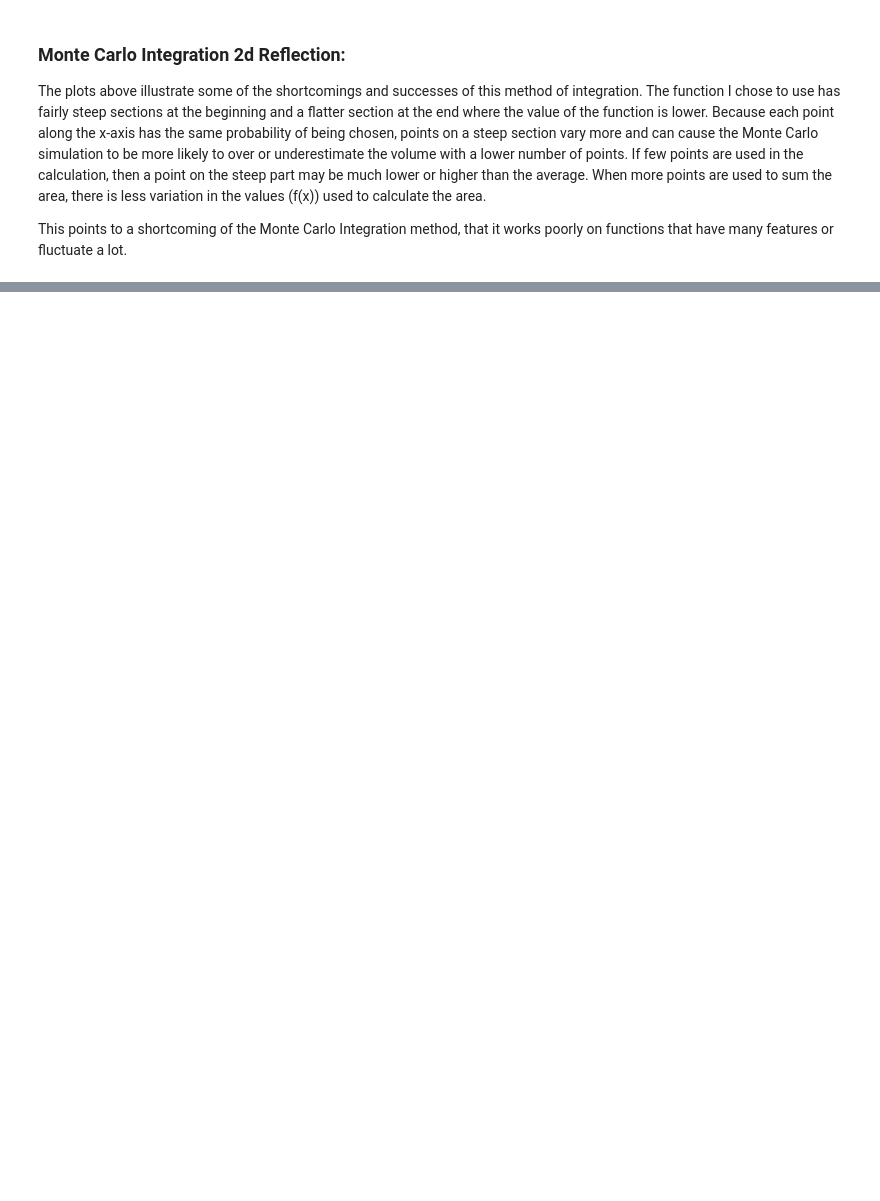
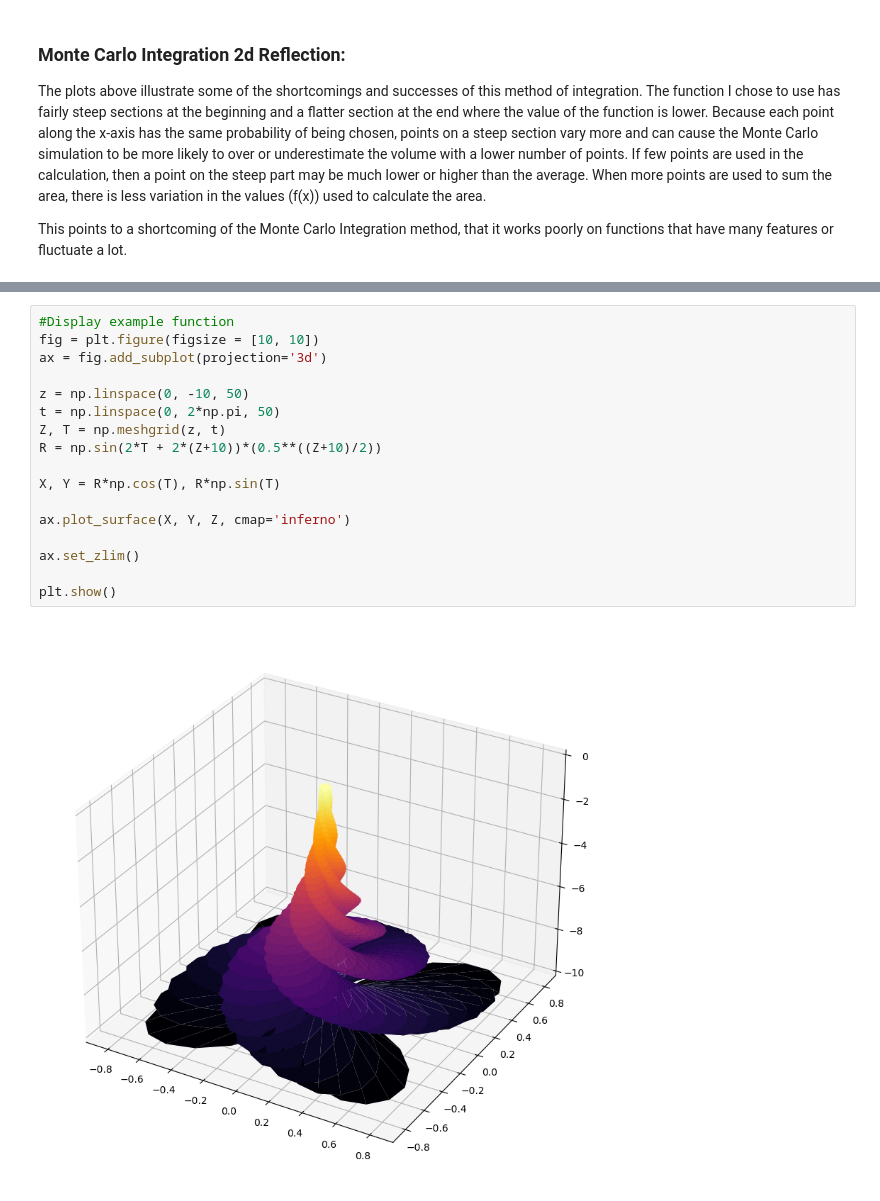
Before and after one commit to brookebot/MonteCarloCalc, a Jupyter notebook: MonteCarlo.ipynb, the cells around one changed output, grey strips where cells are left out. Saved outputs shown, nothing was run; the diff lists cells and outputs as text; blank space fills up the shorter version.

```diff
--- a/MonteCarlo.ipynb
+++ b/MonteCarlo.ipynb
@@ -187,0 +193,19 @@ In this section, I wanted to explore how well this Integration method works in 3
+# %%
+#Display example function
+fig = plt.figure(figsize = [10, 10])
+ax = fig.add_subplot(projection='3d')
+
+z = np.linspace(0, -10, 50)
+t = np.linspace(0, 2*np.pi, 50)
+Z, T = np.meshgrid(z, t)
+R = np.sin(2*T + 2*(Z+10))*(0.5**((Z+10)/2))
+
+X, Y = R*np.cos(T), R*np.sin(T)
+
+ax.plot_surface(X, Y, Z, cmap='inferno')
+
+ax.set_zlim()
+
+plt.show()
+# %% [output]
+[figure, added]
```
Also changed, not shown: parts of 16 cells of this notebook.
